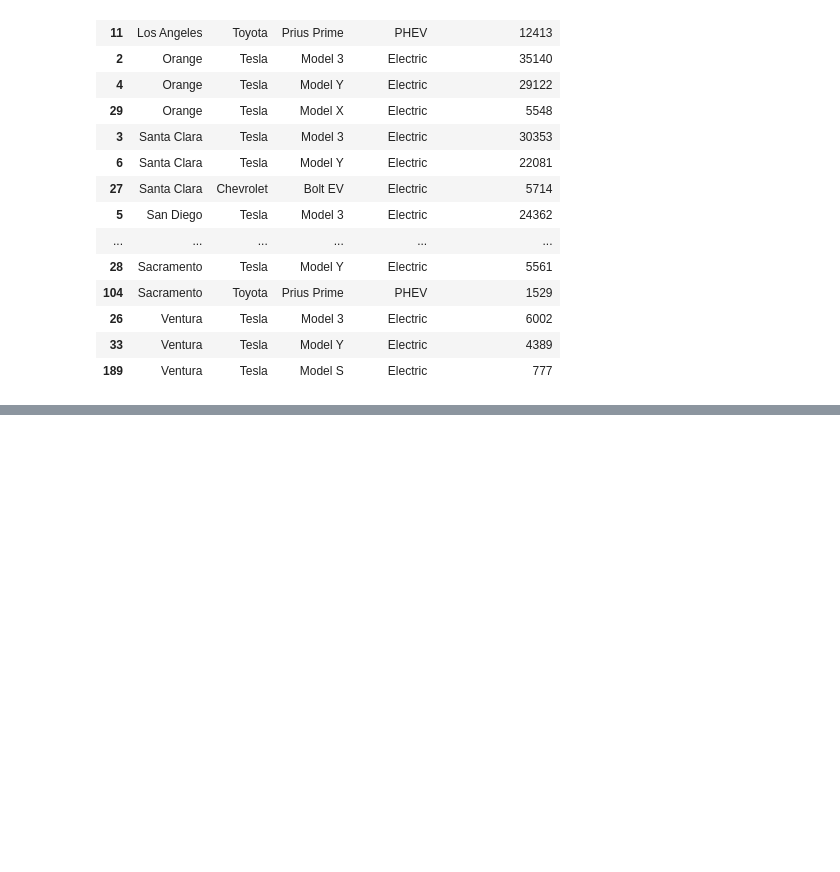
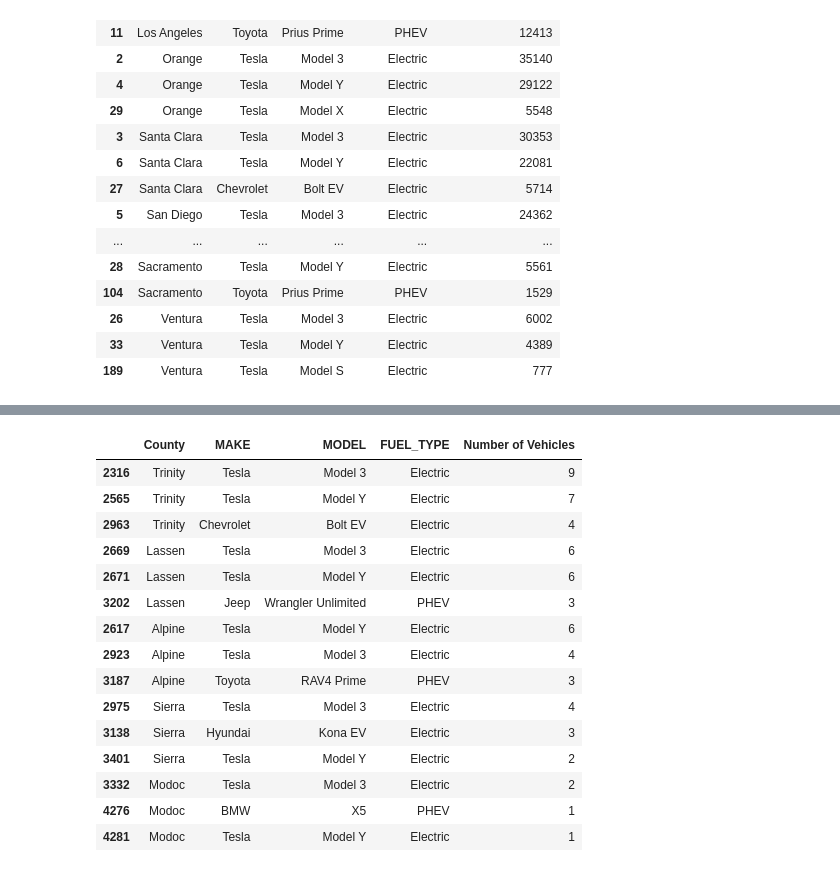
Before and after one commit to GobyJeff/Project-1, a Jupyter notebook: Main.ipynb, the cells around one changed output, grey strips where cells are left out. Saved outputs shown, nothing was run; the diff lists cells and outputs as text; code cells hidden in the pictures; blank space fills up the shorter version.

```diff
--- a/Main.ipynb
+++ b/Main.ipynb
@@ -336,0 +298,27 @@ plt.tight_layout()
+# %%
+top_model_trinity=pd.DataFrame(fav_model_per_county.loc[(fav_model_per_county['County']=='Trinity'),:].head(3))
+top_model_lassen=pd.DataFrame(fav_model_per_county.loc[(fav_model_per_county['County']=='Lassen'),:].head(3))
+top_model_alpine=pd.DataFrame(fav_model_per_county.loc[(fav_model_per_county['County']=='Alpine'),:].head(3))
+top_model_sierra=pd.DataFrame(fav_model_per_county.loc[(fav_model_per_county['County']=='Sierra'),:].head(3))
+top_model_modoc=pd.DataFrame(fav_model_per_county.loc[(fav_model_per_county['County']=='Modoc'),:].head(3))
+# %%
+fav_make_model_bottom_county = pd.concat([top_model_trinity,top_model_lassen,top_model_alpine,top_model_sierra,top_model_modoc])
+
+fav_make_model_bottom_county
+# %% [output]
+|  | County | MAKE | MODEL | FUEL_TYPE | Number of Vehicles |
+| 2316 | Trinity | Tesla | Model 3 | Electric | 9 |
+| 2565 | Trinity | Tesla | Model Y | Electric | 7 |
+| 2963 | Trinity | Chevrolet | Bolt EV | Electric | 4 |
+| 2669 | Lassen | Tesla | Model 3 | Electric | 6 |
+| 2671 | Lassen | Tesla | Model Y | Electric | 6 |
+| 3202 | Lassen | Jeep | Wrangler Unlimited | PHEV | 3 |
+| 2617 | Alpine | Tesla | Model Y | Electric | 6 |
+| 2923 | Alpine | Tesla | Model 3 | Electric | 4 |
+| 3187 | Alpine | Toyota | RAV4 Prime | PHEV | 3 |
+| 2975 | Sierra | Tesla | Model 3 | Electric | 4 |
+| 3138 | Sierra | Hyundai | Kona EV | Electric | 3 |
+| 3401 | Sierra | Tesla | Model Y | Electric | 2 |
+| 3332 | Modoc | Tesla | Model 3 | Electric | 2 |
+| 4276 | Modoc | BMW | X5 | PHEV | 1 |
+| 4281 | Modoc | Tesla | Model Y | Electric | 1 |
```
Also changed, not shown: parts of 12 cells of this notebook, 1 other file.
